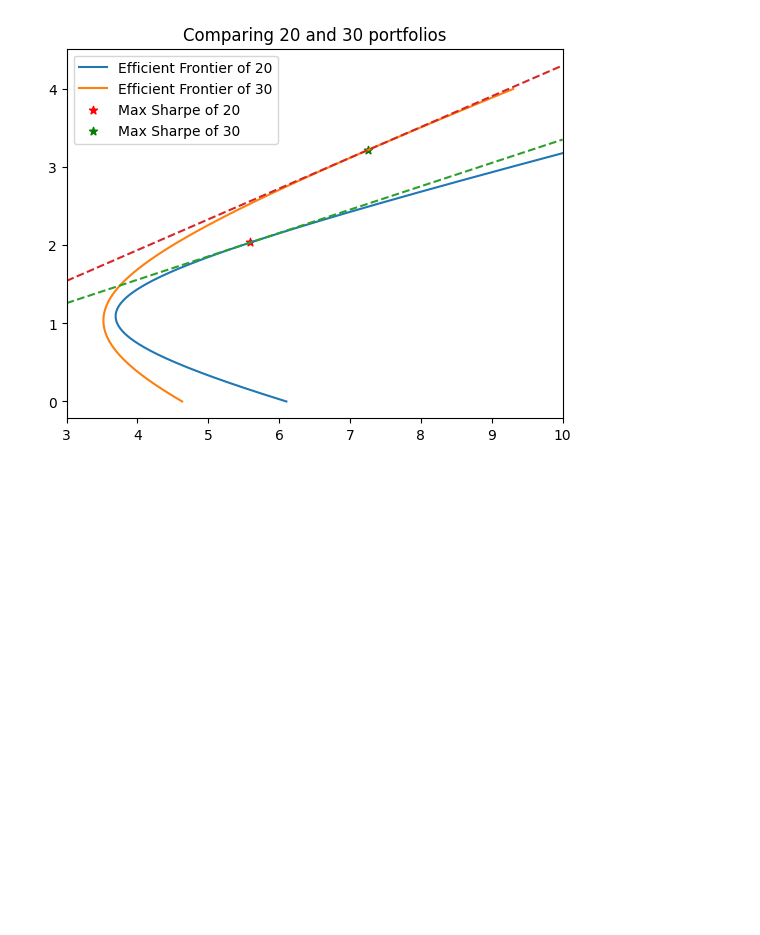
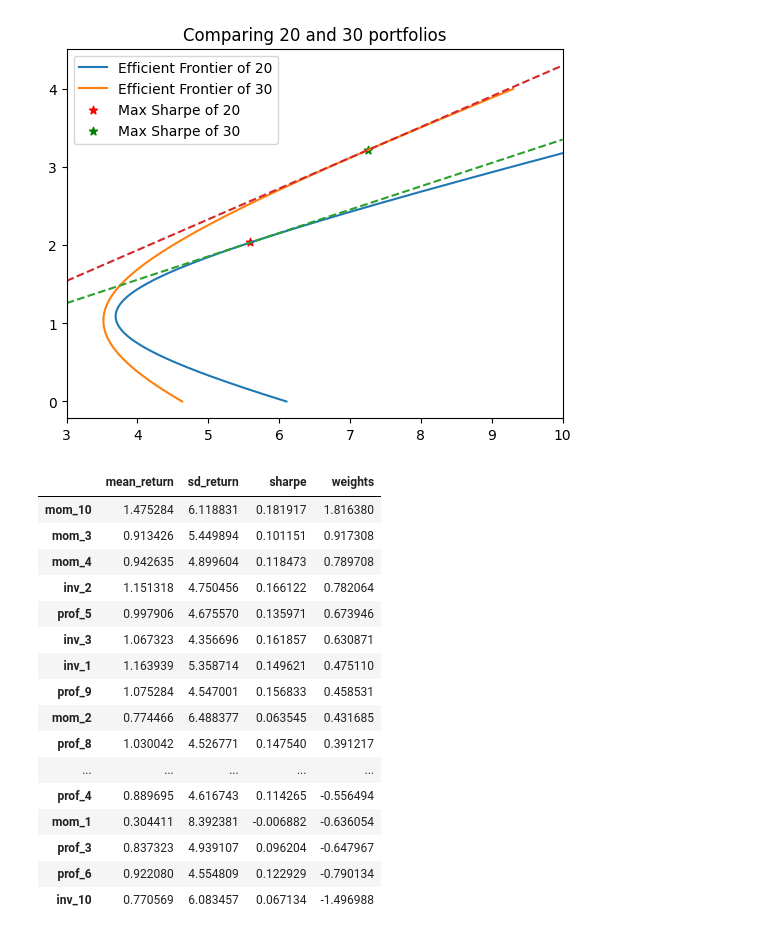
Before and after one commit to gerald-liu/FINA5210, a Jupyter notebook: part-2.ipynb, the cells around one changed output. Cells and saved outputs as stored; diff of their text form; code cells hidden in the pictures; blank space fills up the shorter version.

```diff
--- a/part-2.ipynb
+++ b/part-2.ipynb
@@ -167,7 +167,8 @@ array([ 0.78988051,  0.99014918,  0.56167952,  0.58888532,  0.17093563,
        -0.37081168, -0.60565736, -0.78919639, -0.54669002,  0.44796668,
        -0.75018478, -0.22358038,  0.06362291,  0.63441061, -0.13839766])
 # %%
-p_30 = pd.concat([data['Investment'], data['Profitability'], data['Momentum']], axis=1)
+p_30 = pd.concat([data['Investment'], data['Profitability'], data['Momentum']],
+                 axis=1)
 p_30.columns = ([f'inv_{i}' for i in data['Investment'].columns]
                 + [f'prof_{i}' for i in data['Profitability'].columns]
                 + [f'mom_{i}' for i in data['Momentum'].columns])
@@ -217,3 +218,32 @@ ax.legend()
 plt.show()
 # %% [output]
 [figure]
+# %%
+df_tanp_30 = pd.DataFrame({
+    'mean_return': p_30_mu,
+    'sd_return': np.sqrt(np.diag(p_30_S))
+})
+
+df_tanp_30['sharpe'] = (df_tanp_30['mean_return'] - rf_mu) / df_tanp_30['sd_return']
+df_tanp_30['weights'] = tanp_30.weights
+
+df_tanp_30 = df_tanp_30.sort_values(by='weights', ascending=False)
+df_tanp_30
+# %% [output]
+|  | mean_return | sd_return | sharpe | weights |
+| mom_10 | 1.475284 | 6.118831 | 0.181917 | 1.816380 |
+| mom_3 | 0.913426 | 5.449894 | 0.101151 | 0.917308 |
+| mom_4 | 0.942635 | 4.899604 | 0.118473 | 0.789708 |
+| inv_2 | 1.151318 | 4.750456 | 0.166122 | 0.782064 |
+| prof_5 | 0.997906 | 4.675570 | 0.135971 | 0.673946 |
+| inv_3 | 1.067323 | 4.356696 | 0.161857 | 0.630871 |
+| inv_1 | 1.163939 | 5.358714 | 0.149621 | 0.475110 |
+| prof_9 | 1.075284 | 4.547001 | 0.156833 | 0.458531 |
+| mom_2 | 0.774466 | 6.488377 | 0.063545 | 0.431685 |
+| prof_8 | 1.030042 | 4.526771 | 0.147540 | 0.391217 |
+| ... | ... | ... | ... | ... |
+| prof_4 | 0.889695 | 4.616743 | 0.114265 | -0.556494 |
+| mom_1 | 0.304411 | 8.392381 | -0.006882 | -0.636054 |
+| prof_3 | 0.837323 | 4.939107 | 0.096204 | -0.647967 |
+| prof_6 | 0.922080 | 4.554809 | 0.122929 | -0.790134 |
+| inv_10 | 0.770569 | 6.083457 | 0.067134 | -1.496988 |
```
Also changed, not shown: parts of 5 cells of this notebook, 1 other file.
